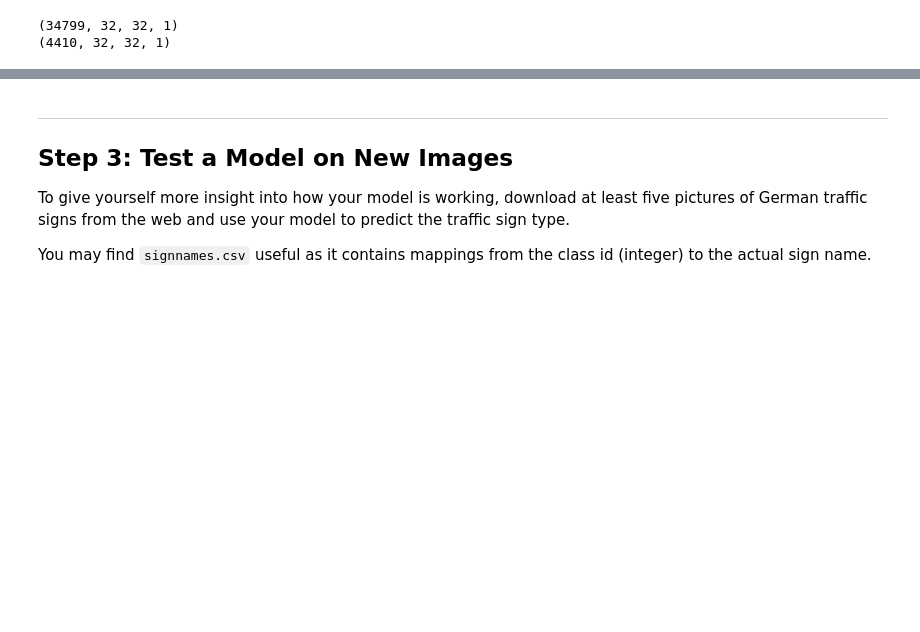
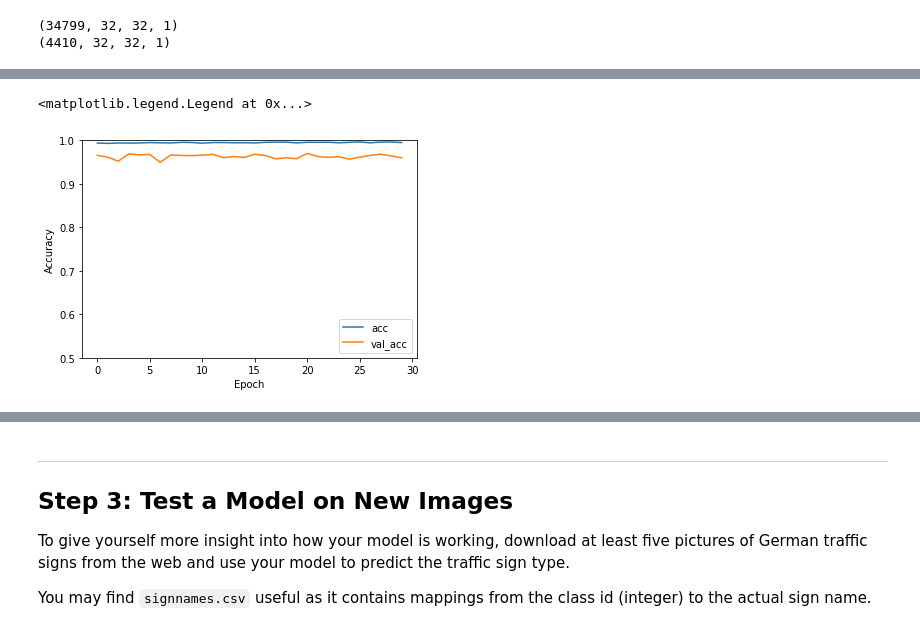
Before and after one commit to Lucashien/CarND-Project-2---Traffic_Sign_Classifier, a Jupyter notebook: Traffic_Sign_Classifier.ipynb, the cells around one changed output, grey strips where cells are left out. Drawn from its saved outputs; the diff is of its cells as text; code cells hidden in the pictures; blank space fills up the shorter version.

```diff
--- a/Traffic_Sign_Classifier.ipynb
+++ b/Traffic_Sign_Classifier.ipynb
@@ -448,0 +424,30 @@ model.add(layers.Dense(43,activation = 'softmax'))
+# %%
+# Model construction
+
+from tensorflow import keras
+from tensorflow.keras import layers,datasets,models
+
+
+model = models.Sequential(name='Model_for_original')
+# Convolution
+model.add(Conv2D(filters=32, kernel_size=(5,5), activation='relu', input_shape=x_train.shape[1:]))
+# Maxpool
+model.add(MaxPool2D(pool_size=(2, 2)))
+# Dropout -> 防止Overfittng
+model.add(Dropout(rate=0.25))
+# Convolution
+model.add(Conv2D(filters=64, kernel_size=(3, 3), activation='relu'))
+# Maxpool
+model.add(MaxPool2D(pool_size=(2, 2)))
+model.add(Dropout(rate=0.25))
+# Flattten
+model.add(Flatten())
+#Fully connected
+model.add(Dense(256, activation='relu'))
+#Fully connected
+model.add(Dense(128, activation='relu'))
+model.add(Dropout(rate=0.5))
+#Output layer
+model.add(Dense(43, activation='softmax'))
+
+model.summary()
@@ -473,3 +496,13 @@ Epoch 30/30
+# %%
+plt.plot(history.history['acc'], label='acc')
+plt.plot(history.history['val_acc'], label = 'val_acc')
+plt.xlabel('Epoch')
+plt.ylabel('Accuracy')
+plt.ylim([0.5, 1])
+plt.legend(loc='lower right')
+# %% [output]
+<matplotlib.legend.Legend at 0x...>
+[figure, added]
 # %%
 with tf.Session() as sess:
     saver.restore(sess, tf.train.latest_checkpoint('.'))
```
Also changed, not shown: parts of 15 cells of this notebook, 1 other file.
